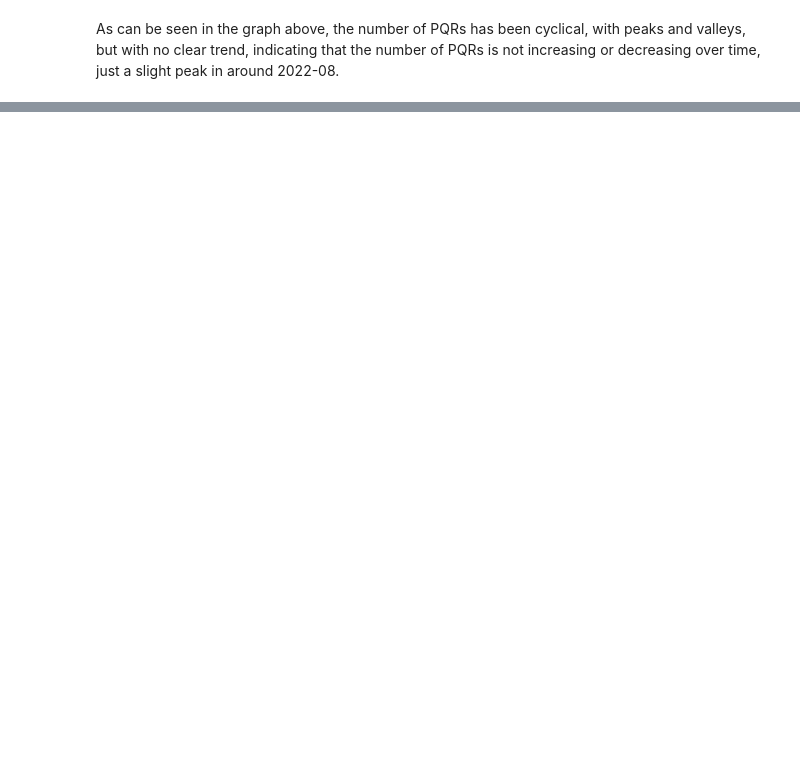
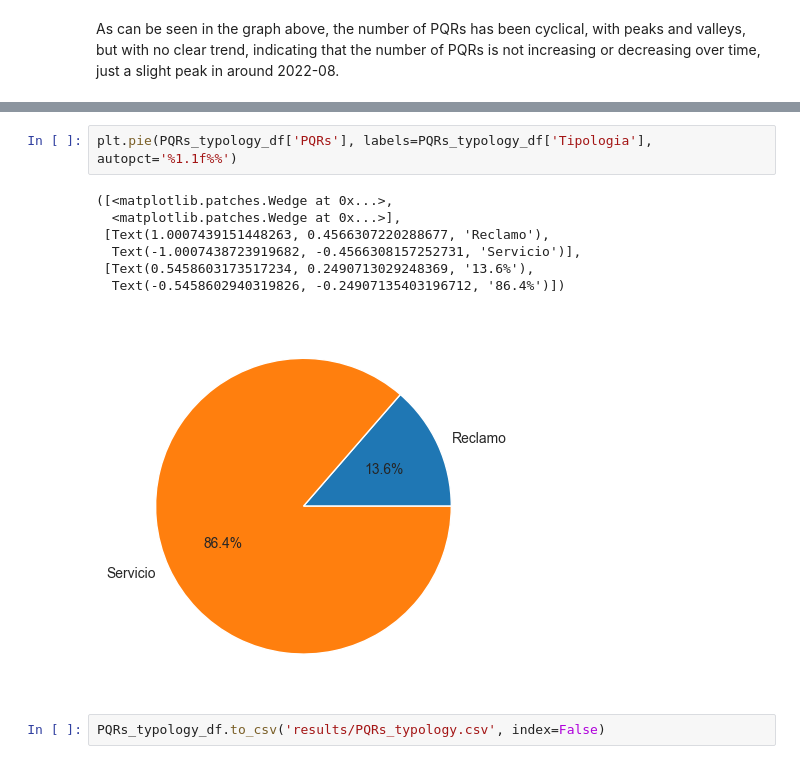
Before and after one commit to andres345gm/Prueba-Accenture, a Jupyter notebook: AccenBank.ipynb, the cells around one changed output, grey strips where cells are left out. Cells and saved outputs as stored; diff of their text form; blank space fills up the shorter version.

```diff
--- a/AccenBank.ipynb
+++ b/AccenBank.ipynb
@@ -180,0 +199,12 @@ As can be seen in the graph above, the number of PQRs has been cyclical, with pe
+# %%
+plt.pie(PQRs_typology_df['PQRs'], labels=PQRs_typology_df['Tipologia'], autopct='%1.1f%%')
+# %% [output]
+([<matplotlib.patches.Wedge at 0x...>,
+  <matplotlib.patches.Wedge at 0x...>],
+ [Text(1.0007439151448263, 0.4566307220288677, 'Reclamo'),
+  Text(-1.0007438723919682, -0.4566308157252731, 'Servicio')],
+ [Text(0.5458603173517234, 0.2490713029248369, '13.6%'),
+  Text(-0.5458602940319826, -0.24907135403196712, '86.4%')])
+[figure, added]
+# %%
+PQRs_typology_df.to_csv('results/PQRs_typology.csv', index=False)
```
Also changed, not shown: parts of 4 cells of this notebook.
